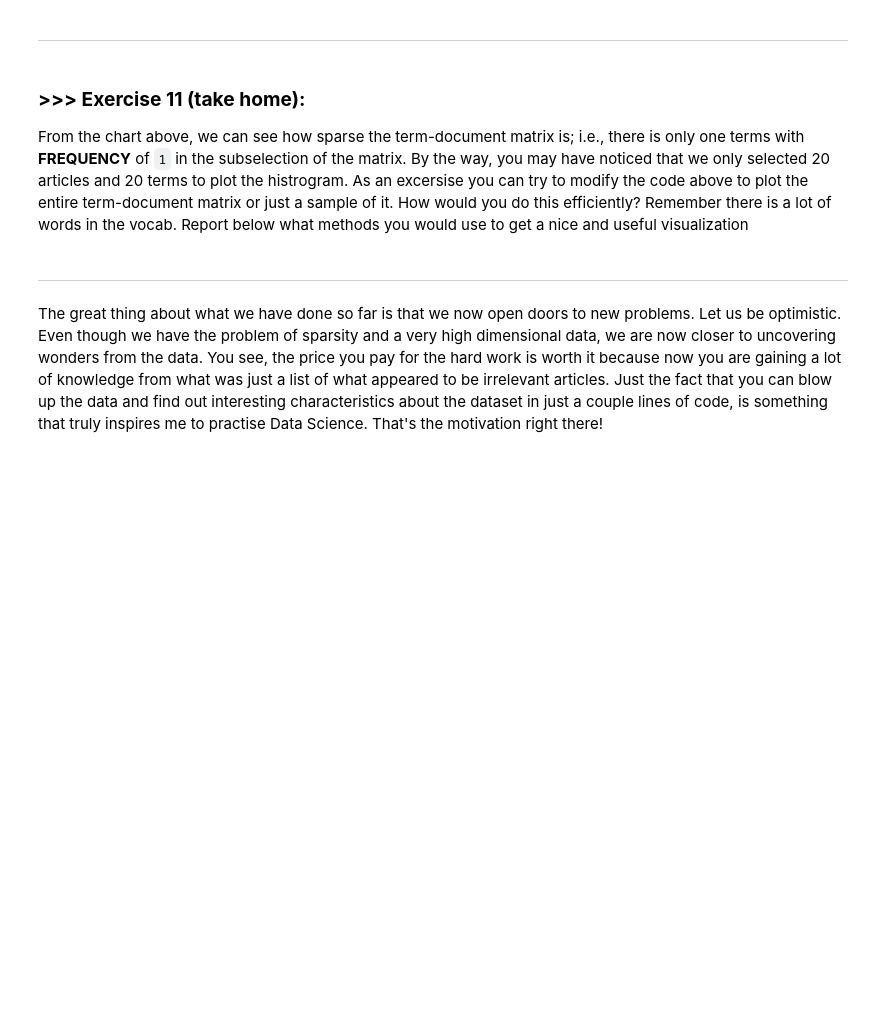
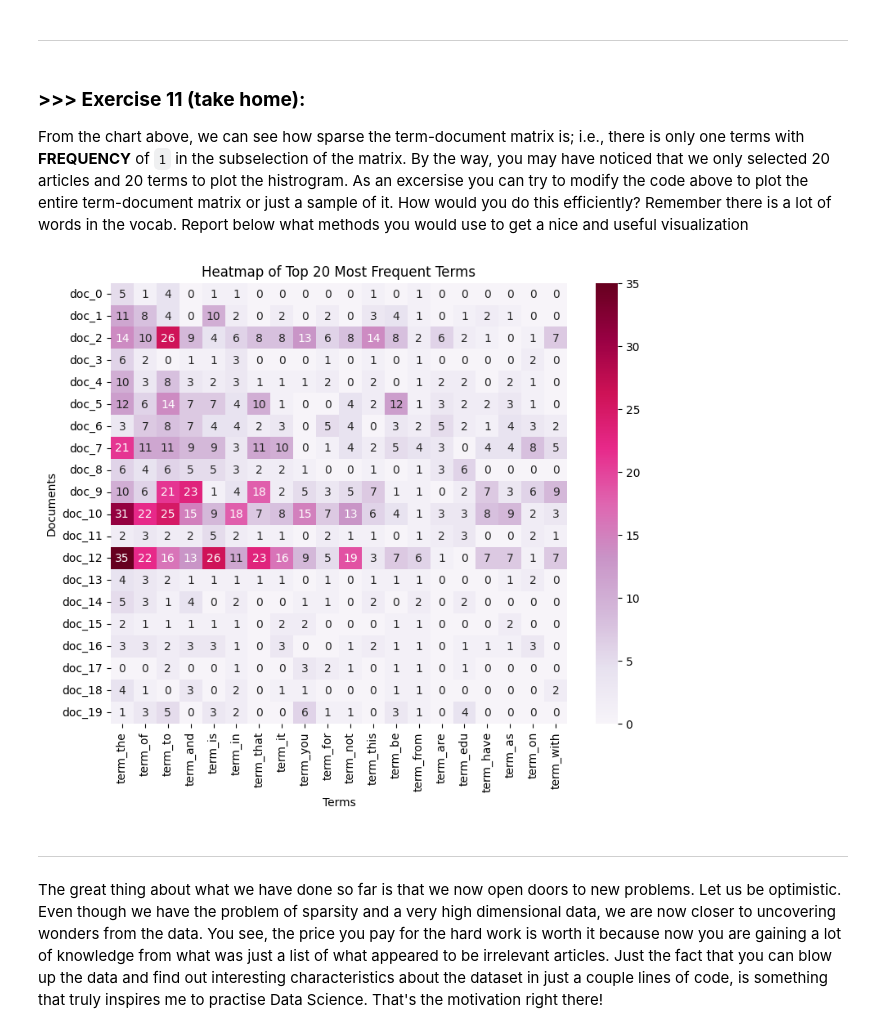
Before and after one commit to Eason12081105/DM2025-Lab1-Exercise, a Jupyter notebook: DM2025-Lab1-Master.ipynb, the cells around one changed output. Saved outputs shown, nothing was run; the diff lists cells and outputs as text; code cells hidden in the pictures; blank space fills up the shorter version.

```diff
--- a/DM2025-Lab1-Master.ipynb
+++ b/DM2025-Lab1-Master.ipynb
@@ -1030,3 +1146,29 @@ From the chart above, we can see how sparse the term-document matrix is; i.e., t
+# %%
+# Answer here
+# calculate the most frequent terms to make the chart more meaningful
+
+term_frequencies = np.sum(X_counts.toarray(), axis=0)  # Sum over all documents
+sorted_indices = np.argsort(term_frequencies)[::-1]  # Sort indices by frequency in descending order
+
+top_20_indices = sorted_indices[:20]
+plot_x = ["term_" + str(i) for i in count_vect.get_feature_names_out()[top_20_indices]]
+plot_y = ["doc_" + str(i) for i in list(X.index)[0:20]]
+plot_z = X_counts[0:20, top_20_indices].toarray()  # Use the top 20 terms
+
+df_todraw = pd.DataFrame(plot_z, columns=plot_x, index=plot_y)
+
+vmax_value = np.max(plot_z)
+
+plt.subplots(figsize=(9, 7))
+ax = sns.heatmap(df_todraw,
+                 cmap="PuRd",
+                 vmin=0, vmax=vmax_value, annot=True)
+plt.title("Heatmap of Top 20 Most Frequent Terms")
+plt.xlabel("Terms")
+plt.ylabel("Documents")
+plt.show()
+# %% [output]
+[figure, added]
 # %% [markdown]
 ---
 # %% [markdown]
```
Also changed, not shown: parts of 19 cells of this notebook.
